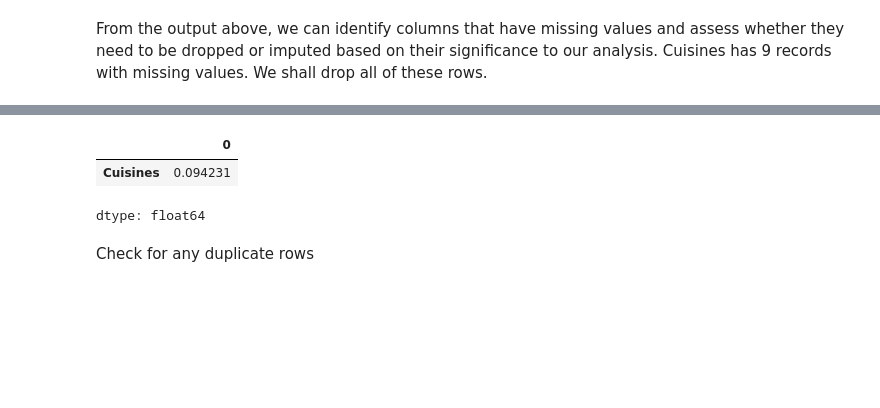
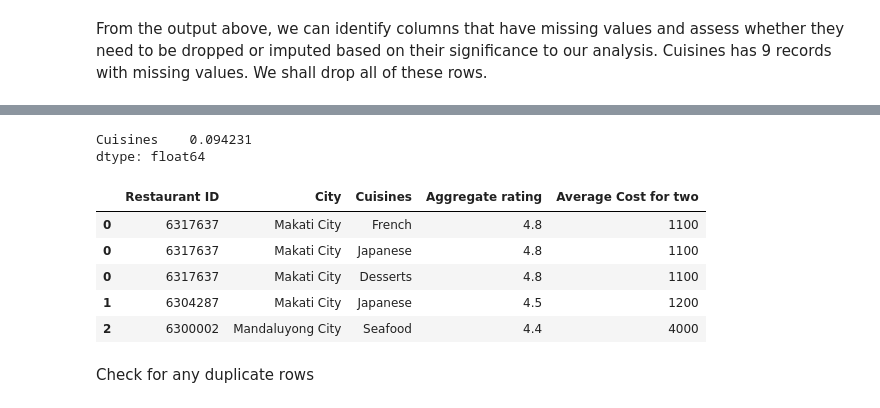
Before and after one commit to Satwik-Pamulaparthy/Zomato-Restaurant-Data-Analysis, a Jupyter notebook: Zomato_Case_Study/Notebooks/zomato_analysis_notebook.ipynb, the cells around one changed output, grey strips where cells are left out. Saved outputs shown, nothing was run; the diff lists cells and outputs as text; code cells hidden in the pictures; blank space fills up the shorter version.

```diff
--- a/Zomato_Case_Study/Notebooks/zomato_analysis_notebook.ipynb
+++ b/Zomato_Case_Study/Notebooks/zomato_analysis_notebook.ipynb
@@ -55,13 +78,14 @@ Mounted at /content/drive
 # %%
 import pandas as pd
 
-# File path
-file_path = '/content/drive/MyDrive/Zomato_Case_Study/zomato.csv'
+# ✅ Local file path on your Mac
+file_path = '/Users/satwikpamulaparthy/Downloads/Data-Analytics/Zomato_Case_Study/Data/zomato.csv'
 
-# Load the dataset
+# Load dataset (use latin-1 to avoid encoding errors)
 df = pd.read_csv(file_path, encoding='latin-1')
+
+# Preview first 10 rows
 df.head(10)
-# Load only a few rows to preview the data
 # %% [output]
 |  | Restaurant ID | Restaurant Name | Country Code | City | Address | Locality | Locality Verbose | Longitude | ... |
 | 0 | 6317637 | Le Petit Souffle | 162 | Makati City | Third Floor, Century City Mall, K... | Century City Mall, Poblacion, Mak... | Century City Mall, Poblacion, Mak... | 121.027535 | ... |
@@ -177,9 +215,28 @@ From the output above, we can identify columns that have missing values and asse
 missing_percentage = df.isnull().mean() * 100
 missing_percentage[missing_percentage > 0].sort_values(ascending=False)
 # %% [output]
-|  | 0 |
-| Cuisines | 0.094231 |
+Cuisines    0.094231
 dtype: float64
+# %%
+cuis_expanded = (
+    df[['Restaurant ID', 'City', 'Cuisines', 'Aggregate rating', 'Average Cost for two']]
+      .dropna(subset=['Cuisines'])
+      .assign(Cuisines=lambda x: x['Cuisines'].str.split(','))
+      .explode('Cuisines')
+)
+
+# Clean and standardize cuisine names
+cuis_expanded['Cuisines'] = cuis_expanded['Cuisines'].str.strip().str.title()
+
+# Preview the expanded cuisine table
+cuis_expanded.head()
+# %% [output]
+|  | Restaurant ID | City | Cuisines | Aggregate rating | Average Cost for two |
+| 0 | 6317637 | Makati City | French | 4.8 | 1100 |
+| 0 | 6317637 | Makati City | Japanese | 4.8 | 1100 |
+| 0 | 6317637 | Makati City | Desserts | 4.8 | 1100 |
+| 1 | 6304287 | Makati City | Japanese | 4.5 | 1200 |
+| 2 | 6300002 | Mandaluyong City | Seafood | 4.4 | 4000 |
 # %%
 # 📌 Drop Cuisine rows with critical missing values
 df = df.dropna(subset=['Cuisines'])
```
Also changed, not shown: parts of 23 cells of this notebook, 1 other file.
